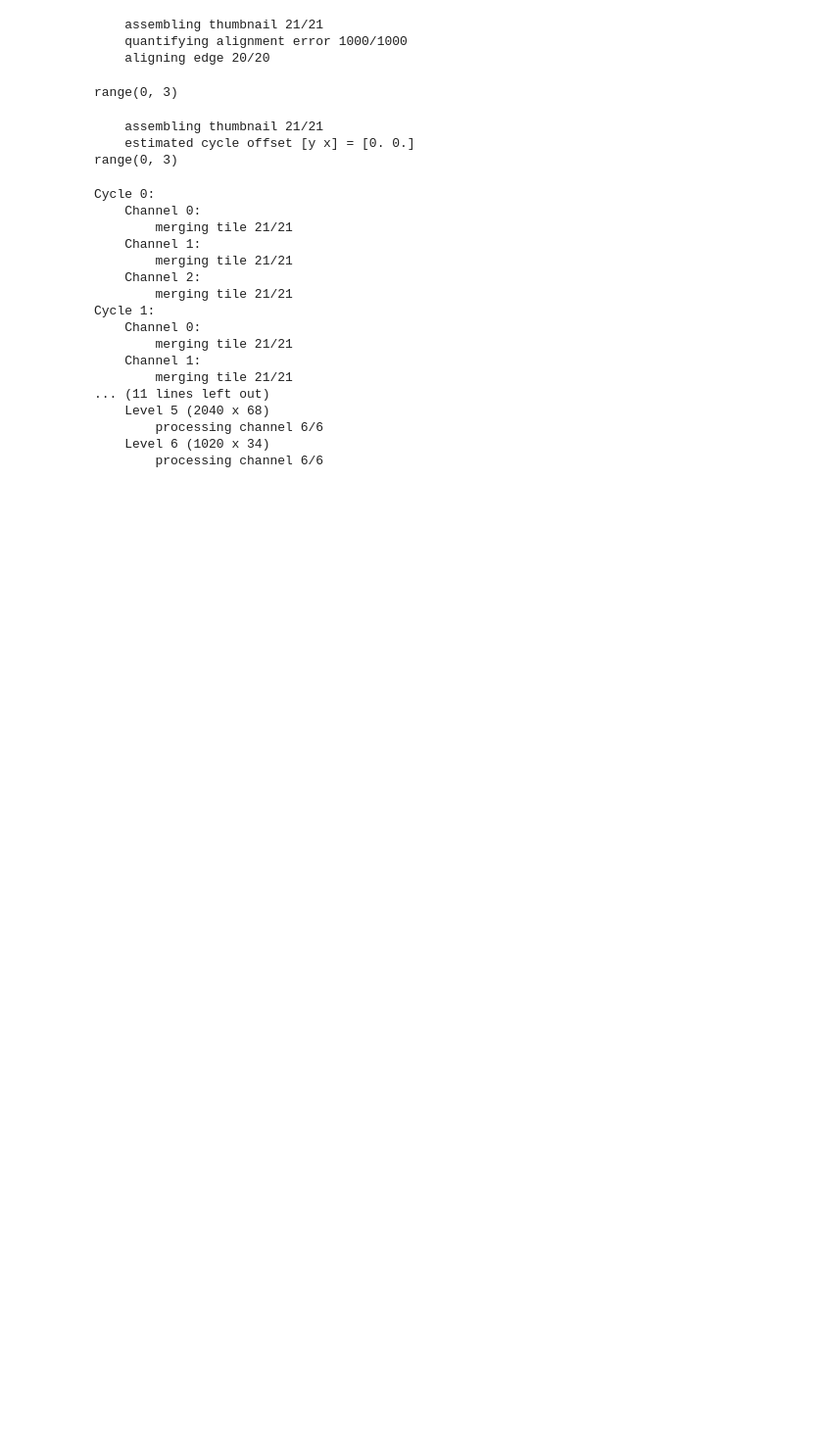
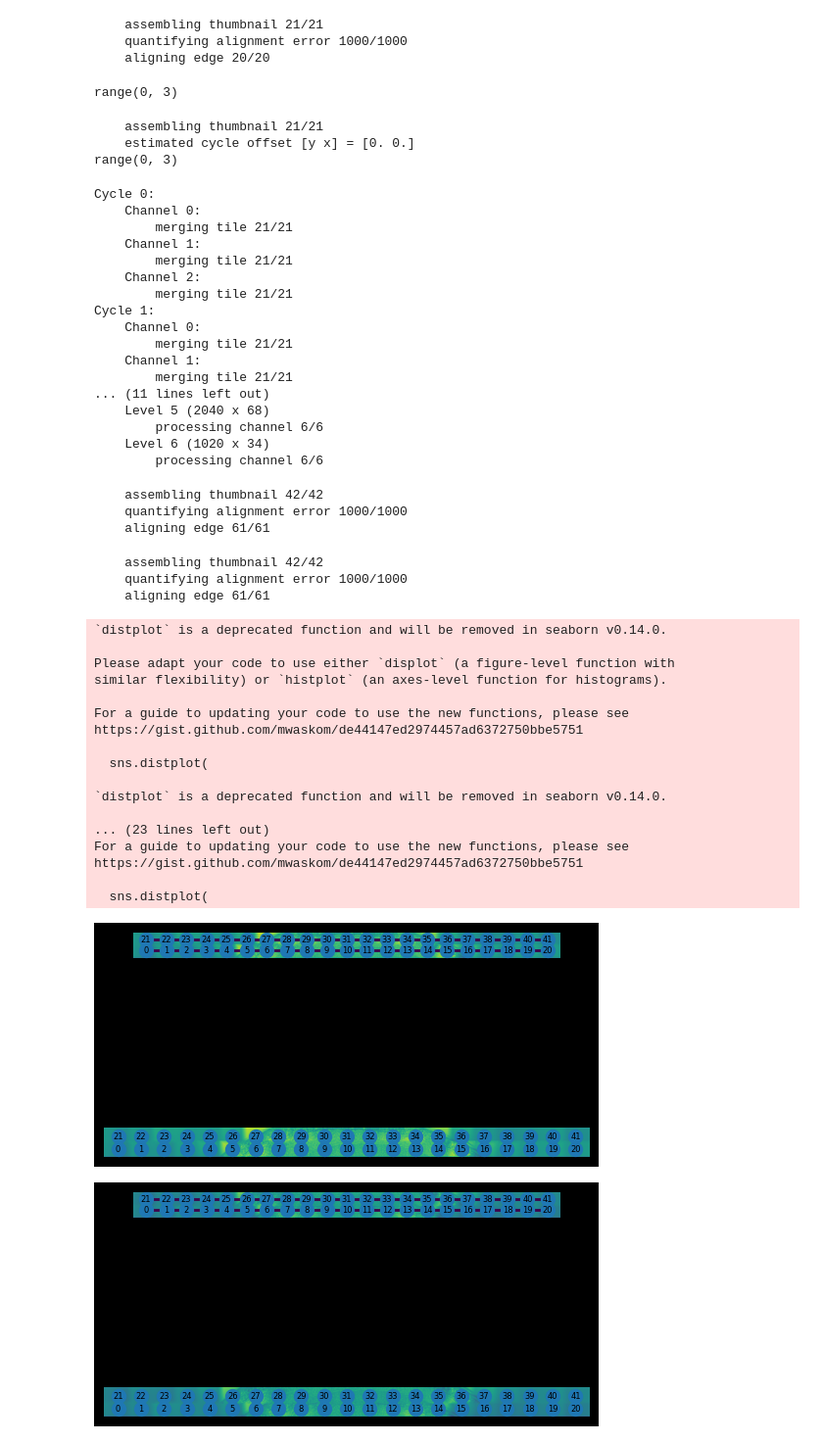
Before and after one commit to temporalecologylab/TreeRings, a Jupyter notebook: code/ashlar.ipynb, the cells around one changed output. Shown: that part at 98% size. Cells and saved outputs as stored; diff of their text form; code cells hidden in the pictures; blank space fills up the shorter version.

Commit message:
ashlar graphing code

```diff
--- a/code/ashlar.ipynb
+++ b/code/ashlar.ipynb
@@ -57,0 +62,50 @@ Cycle 1:
+# %%
+c1r = filepattern.FilePatternReader(path, pattern, overlap, pixel_size) #in ashlar/filepattern.py pix_sz =1??
+# %%
+c1e = reg.EdgeAligner(c1r, filter_sigma=1, verbose=True)
+c1e.run()
+# %% [output]
+    assembling thumbnail 42/42
+    quantifying alignment error 1000/1000
+    aligning edge 61/61
+# %%
+process_axis_flip(c1r, flip_x=False, flip_y=True)
+
+reg.plot_edge_quality(c1e, img=c1e.reader.thumbnail)
+#plt.gca().subtitle('c1e')
+
+
+c1e_m = reg.EdgeAligner(c1r, filter_sigma=1, max_shift=30, verbose=True)
+c1e_m.run()
+reg.plot_edge_quality(c1e_m, img=c1e_m.reader.thumbnail)
+#plt.gca().subtitle('c1e_m')
+
+# plot_edge_scatter function requires seaborn
+reg.plot_edge_scatter(c1e)
+#plt.gca().subtitle('c1e')
+
+reg.plot_edge_scatter(c1e_m)
+#plt.gca().subtitle('c1e_m')
+# %% [output]
+    assembling thumbnail 42/42
+    quantifying alignment error 1000/1000
+    aligning edge 61/61
+`distplot` is a deprecated function and will be removed in seaborn v0.14.0.
+
+Please adapt your code to use either `displot` (a figure-level function with
+similar flexibility) or `histplot` (an axes-level function for histograms).
+
+For a guide to updating your code to use the new functions, please see
+https://gist.github.com/mwaskom/de44147ed2974457ad6372750bbe5751
+
+  sns.distplot(
+
+`distplot` is a deprecated function and will be removed in seaborn v0.14.0.
+
+... (23 lines left out)
+For a guide to updating your code to use the new functions, please see
+https://gist.github.com/mwaskom/de44147ed2974457ad6372750bbe5751
+
+  sns.distplot(
+[figure, added]
+[figure, added]
```
Also changed, not shown: parts of 2 cells of this notebook.
